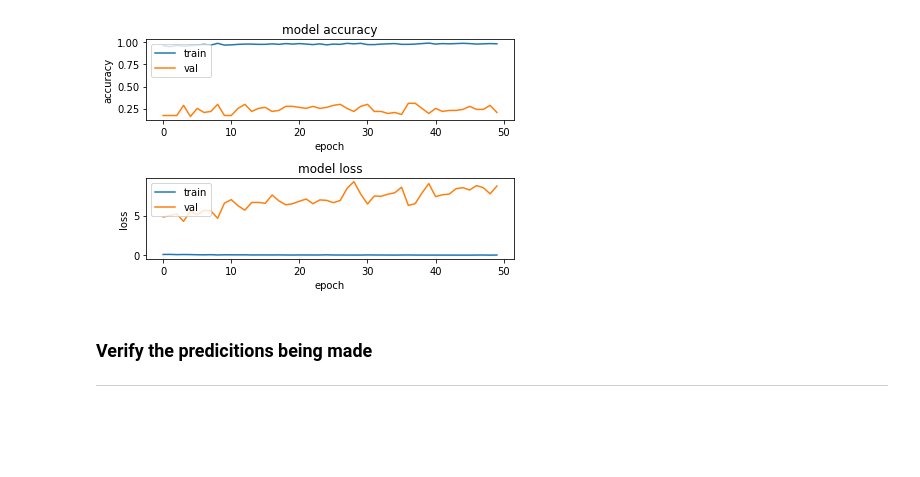
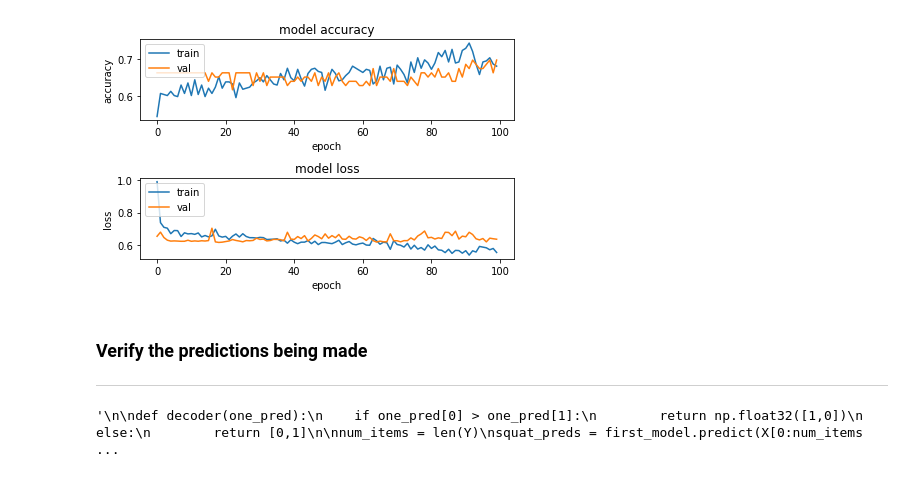
Before and after one commit to CSCI4850/s21-team1-project, a Jupyter notebook: cnn-matt.ipynb, the cells around one changed output. Drawn from its saved outputs; the diff is of its cells as text; code cells hidden in the pictures; blank space fills up the shorter version.

Commit message:
first try at CNN

```diff
--- a/cnn-matt.ipynb
+++ b/cnn-matt.ipynb
@@ -68,0 +54,35 @@ _________________________________________________________________
+# %%
+data_augmentation = keras.Sequential(
+    [
+        layers.experimental.preprocessing.RandomFlip("horizontal"),
+        layers.experimental.preprocessing.RandomRotation(0.3),
+
+    ]
+)
+
+classes = 3
+inputs = keras.Input(shape=input_shape)
+
+# Augment images
+x = data_augmentation(inputs)
+
+# Rescale image values
+x = layers.experimental.preprocessing.Rescaling(1.0 / 255)(x)
+
+# Add the rest of the model
+outputs = layers.Conv2D(150, kernel_size=(4,4), activation='relu', input_shape=input_shape)(x)
+#outputs = layers.Conv2D(32, (4,4), activation='relu')(outputs)
+outputs = layers.MaxPooling2D(pool_size=(4,4))(outputs)
+outputs = layers.Dropout(0.2)(outputs)
+outputs = layers.Flatten()(outputs)
+outputs = layers.Dense(32, activation='relu')(outputs)
+outputs = layers.Dropout(0.4)(outputs)
+outputs = layers.Dense(4, activation='softmax')(outputs)
+
+model = keras.Model(inputs, outputs)
+
+model.compile(loss=keras.losses.CategoricalCrossentropy(),
+                 optimizer=keras.optimizers.Adam(),
+                 metrics=[keras.metrics.CategoricalAccuracy()])
+
+model.summary()
@@ -69,9 +107,9 @@ _________________________________________________________________
 # %%
-batch_size = 50
-epochs = 50
-history = first_model.fit(X, Y,
+batch_size = 25
+epochs = 100
+history = model.fit(train,
  batch_size=batch_size,
  epochs=epochs,
  verbose=1,
- validation_split = 0.2)
+ validation_data=test)
 # %% [output]
@@ -95,5 +133,5 @@ Epoch 50/50
 # %%
-score = first_model.evaluate(X, Y, verbose = 0)
+score = model.evaluate(test, verbose = 0)
 print("Test loss:", score[0])
 print("Test accuracy:",score[1])
 
@@ -124,12 +162,41 @@ Test accuracy: 0.8317972421646118
-[figure, old version]
+[figure, new version]
 # %% [markdown]
-### Verify the predicitions being made
+### Verify the predictions being made
 ---
 # %%
 # Decode predictions didn't seem to work so well when not using
 # xception network. This function should decode objects with 2 classes [0,1]
+"""
+
 def decoder(one_pred):
     if one_pred[0] > one_pred[1]:
         return np.float32([1,0])
     else:
         return [0,1]
+
+num_items = len(Y)
+squat_preds = first_model.predict(X[0:num_items,:,:,:])
+
+decoded = np.apply_along_axis(decoder, 1, squat_preds)
+
+incorrect_squats = []
+incorrect_non_squats = []
+for i in range(100):
+    if np.array_equal(decoded[i],Y[i]) == False:
+        if Y[i][0] == 1:
+            incorrect_non_squats.append(i)
+        elif Y[i][1] == 0:
+            incorrect_squats.append(i)
+
+for i in incorrect_non_squats:
+    plt.imshow(image.array_to_img(X[i,:,:,:]))
+    plt.show()
+
+# No cats classified incorrectly
+
+for i in incorrect_non_squats:
+    plt.imshow(image.array_to_img(X[i,:,:,:]))
+    plt.show()
+"""
+# %% [output]
+'\n\ndef decoder(one_pred):\n    if one_pred[0] > one_pred[1]:\n        return np.float32([1,0])\n    else:\n        return [0,1]\n\nnum_items = len(Y)\nsquat_preds = first_model.predict(X[0:num_items ...
```
Also changed, not shown: parts of 13 cells of this notebook.
